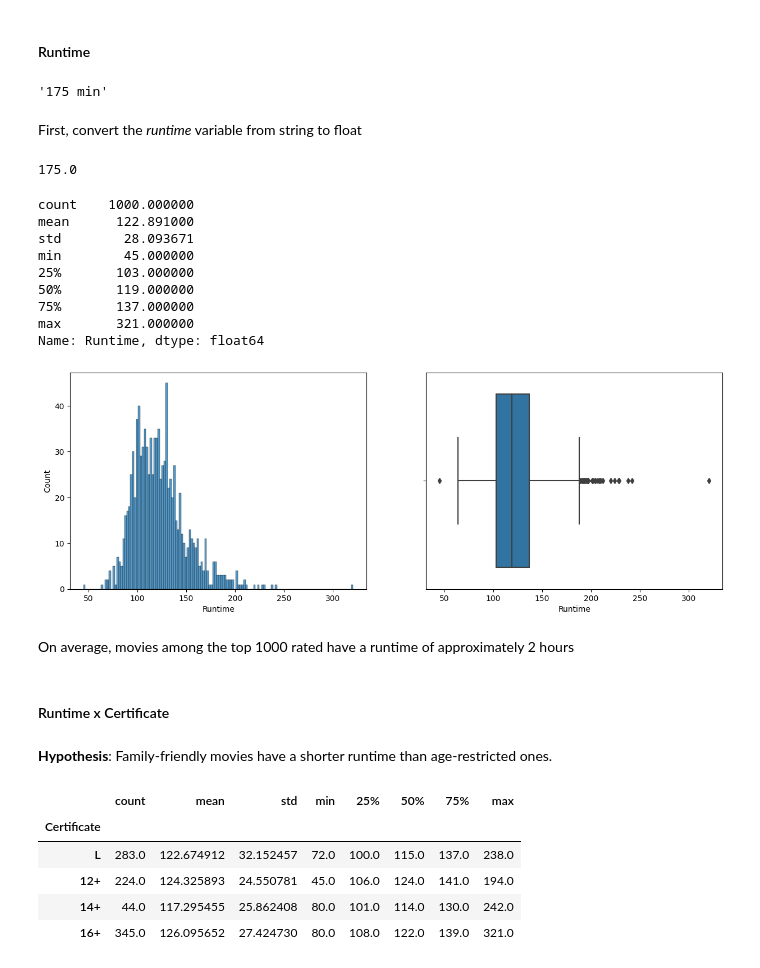
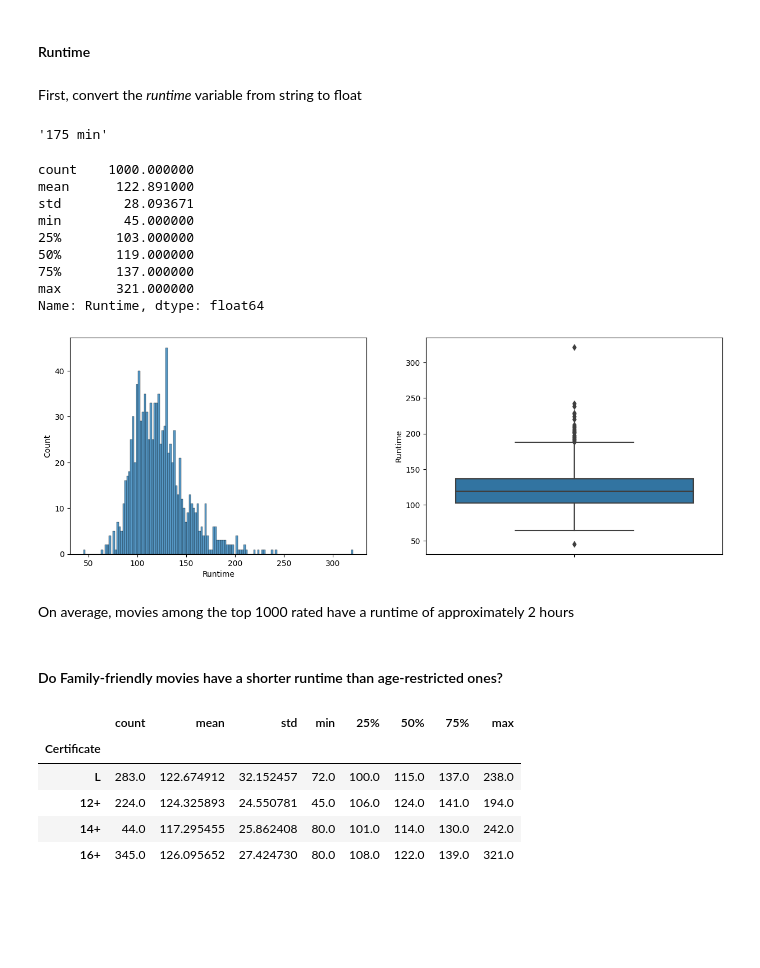
Before and after one commit to vitormarquesr/imdb_top_movies_eda, a Jupyter notebook: imdb-movies-eda.ipynb, the cells around one changed output. Saved outputs shown, nothing was run; the diff lists cells and outputs as text; code cells hidden in the pictures; blank space fills up the shorter version.

```diff
--- a/imdb-movies-eda.ipynb
+++ b/imdb-movies-eda.ipynb
@@ -143,40 +128,35 @@ sns.boxplot(x="Certificate", y="Meta_score", data=movie, ax=ax2)
 Not much here, the difference in ratings among certificates is either small or doesn't follow a clear pattern.
 # %% [markdown]
 #### Runtime
+# %% [markdown]
+First, convert the *runtime* variable from string to float
 # %%
 movie['Runtime'][1]
 # %% [output]
 '175 min'
-# %% [markdown]
-First, convert the *runtime* variable from string to float
 # %%
 movie['Runtime'] = movie['Runtime'].map(lambda x: float(x.replace(' min', '')))
-movie['Runtime'][1]
-# %% [output]
-175.0
 # %%
 fig = plt.figure(figsize=(15, 5))
 ax1, ax2 = fig.subplots(1,2)
 sns.histplot(x="Runtime", data=movie, ax=ax1, binwidth=2)
-sns.boxplot(x="Runtime", data=movie, ax=ax2);
+sns.boxplot(y="Runtime", data=movie, ax=ax2);
 movie['Runtime'].describe()
 # %% [output]
 count    1000.000000
 mean      122.891000
 std        28.093671
 min        45.000000
 25%       103.000000
 50%       119.000000
 75%       137.000000
 max       321.000000
 Name: Runtime, dtype: float64
-[figure, old version]
+[figure, new version]
 # %% [markdown]
 On average, movies among the top 1000 rated have a runtime of approximately 2 hours
-# %% [markdown]
-#### Runtime x Certificate
 # %% [markdown]
-**Hypothesis**: Family-friendly movies have a shorter runtime than age-restricted ones.
+#### Do Family-friendly movies have a shorter runtime than age-restricted ones?
 # %%
 sns.boxplot(x="Certificate", y="Runtime", data=movie);
 movie.groupby(by="Certificate")["Runtime"].describe()
```
Also changed, not shown: parts of 37 cells of this notebook.
